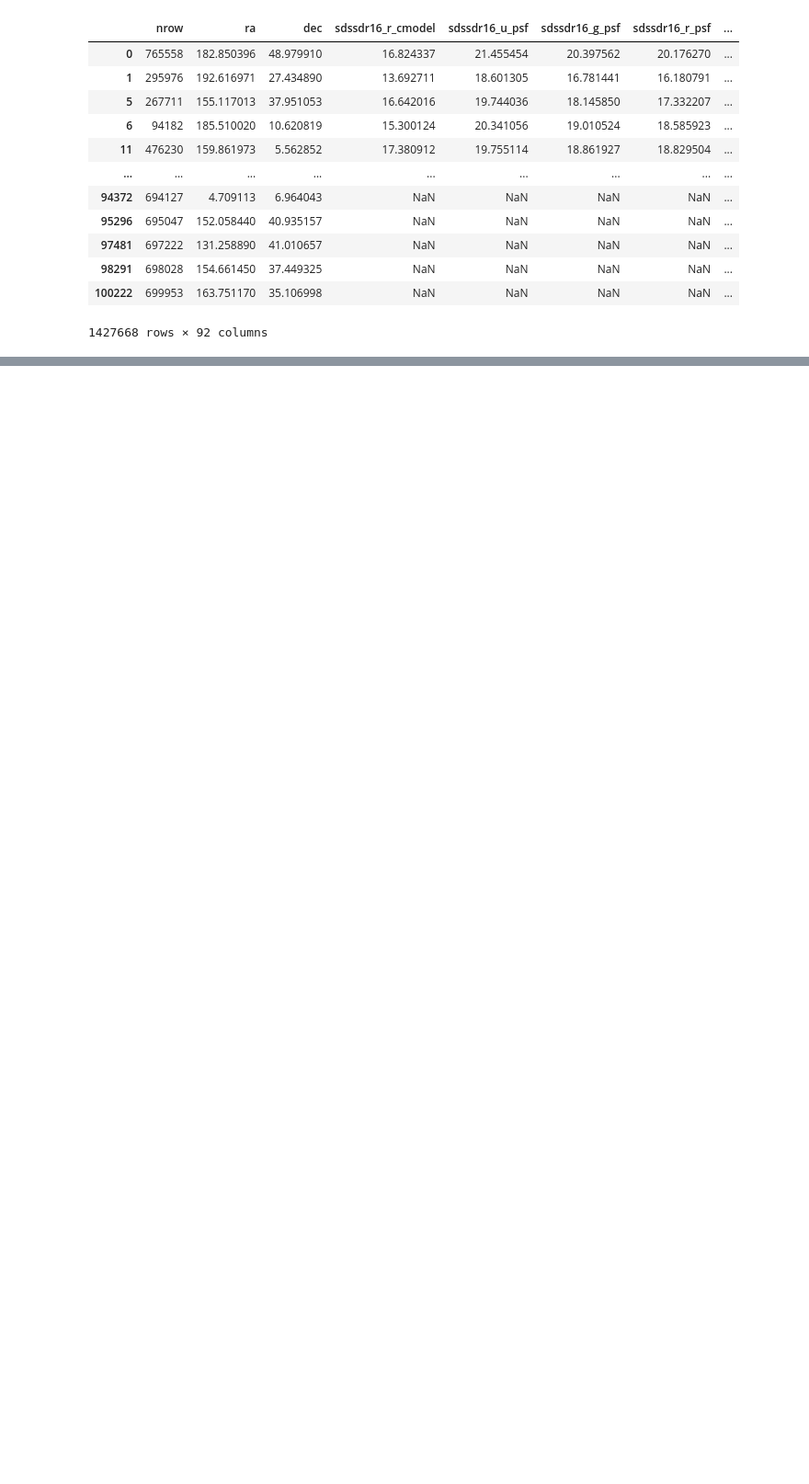
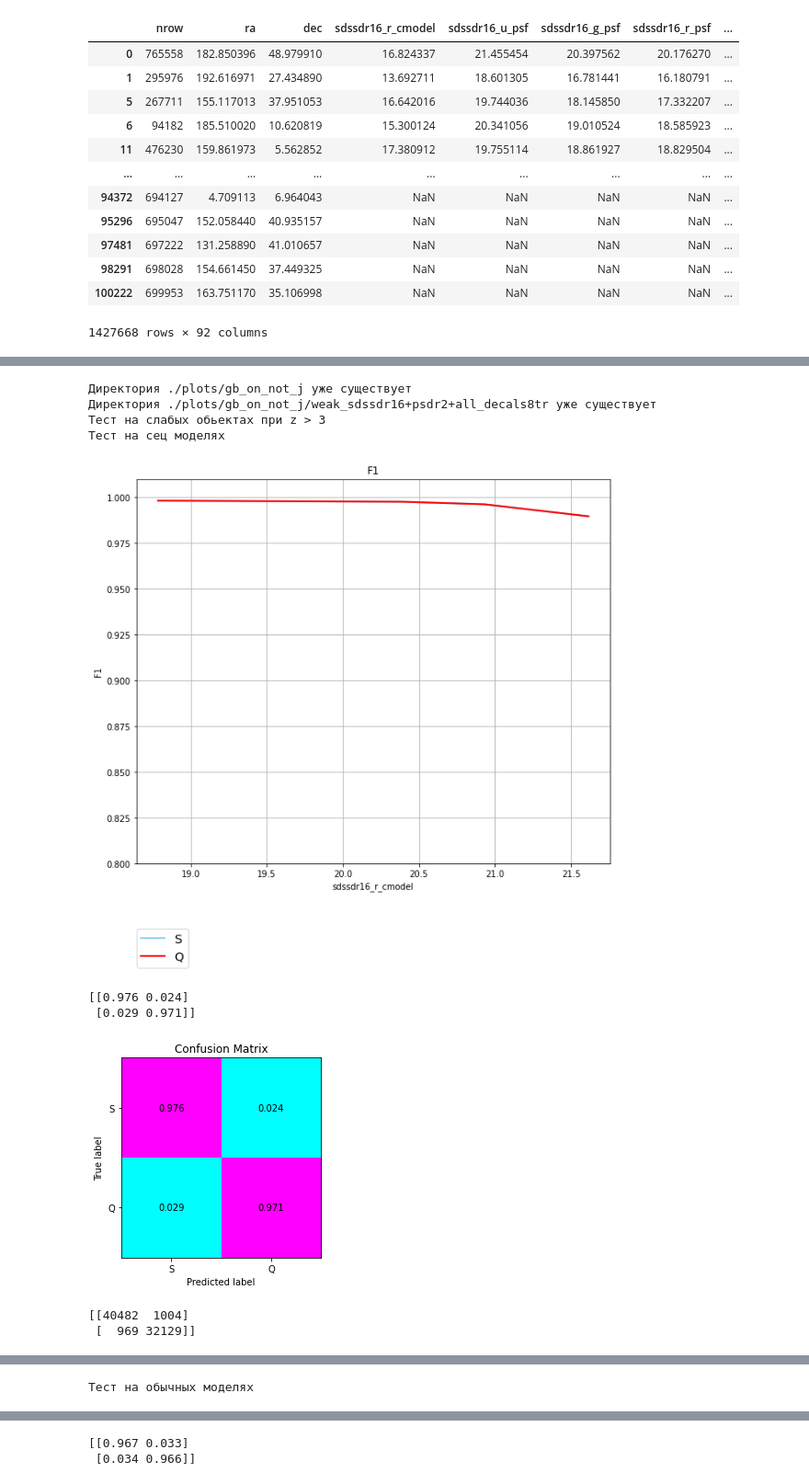
Before and after one commit to NadezhdaMalysheva/Scientific-work, a Jupyter notebook: S-G-Q_DESI+PanSTARRS+SDSS+WISE+J_UHS/Строим графики.ipynb, the cells around one changed output, grey strips where cells are left out. Shown at 92% size. Saved outputs shown, nothing was run; the diff lists cells and outputs as text; code cells hidden in the pictures; blank space fills up the shorter version.

```diff
--- a/S-G-Q_DESI+PanSTARRS+SDSS+WISE+J_UHS/Строим графики.ipynb
+++ b/S-G-Q_DESI+PanSTARRS+SDSS+WISE+J_UHS/Строим графики.ipynb
@@ -1012,6 +1109,7 @@ for data in ['not_j', 'j']:
 
         Recall_plot(df11, df22, model1, model2, robust1, robust2, column, f'{path}/{overview}_{model}_', data=data)
         Confusion_Matrix(df11, df22, model1, model2, robust1, robust2, column, None, data=data, norm=True)
+        Confusion_Matrix(df11, df22, model1, model2, robust1, robust2, column, None, data=data, norm=False)
 # %% [output]
 Директория ./plots/gb_on_not_j уже существует
 Директория ./plots/gb_on_not_j/weak_sdssdr16+psdr2+all_decals8tr уже существует
@@ -1047,0 +1154,63 @@ interesno
+# %%
+for i in [3, 4, 5]:
+    df = pd.read_pickle(f'./data/{i}weak.pkl_gz', compression='gzip')
+    df1 = df.loc[df['fold'] == 0]
+    df2 = df.loc[df['fold'] == 1]
+    model = 'gb'
+    weak = f'{i}weak'
+
+    for data in ['not_j', 'j']:
+
+        import os
+        path = f"./plots/{model}_on_{data}"
+
+        try:
+                os.makedirs(path)
+        except FileExistsError:
+            print("Директория %s уже существует" % path)
+        except OSError:
+                print ("Создать директорию %s не удалось" % path)
+                exit()
+
+        for overview in ["sdssdr16+psdr2+all_decals8tr"]:#f[data].keys():
+            path = f"./plots/{model}_on_{data}/weak_{overview}"
+            try:
+                    os.makedirs(path)
+            except FileExistsError:
+                print("Директория %s уже существует" % path)
+            except OSError:
+                    print("Создать директорию %s не удалось" % path)
+                    exit()
+
+            df11 = df1[[column]+f[data][overview]+['class']].dropna()
+            df22 = df2[[column]+f[data][overview]+['class']].dropna()
+
+            print(f'Тест на слабых обьектах при z > {i}')
+            print('Тест на сец моделях')
+
+            model1, robust1 = joblib.load(weak+'/models0/'+ data +'/model_'+overview+'.pkl'), joblib.load(weak+'/models0/'+ data +'/'+overview+'_robust_for_gb.pkl')
+            model2, robust2 = joblib.load(weak+'/models1/'+ data +'/model_'+overview+'.pkl'), joblib.load(weak+'/models1/'+ data +'/'+overview+'_robust_for_gb.pkl')
+
+            Recall_plot(df11, df22, model1, model2, robust1, robust2, column, f'{path}/{overview}_{model}_', data=data)
+            Confusion_Matrix(df11, df22, model1, model2, robust1, robust2, column, None, data=data, norm=True)
+            Confusion_Matrix(df11, df22, model1, model2, robust1, robust2, column, None, data=data, norm=False)
+
+            print('Тест на обычных моделях')
+
+            model1, robust1 = joblib.load('models0/'+ data +'/model_'+overview+'.pkl'), joblib.load('models0/'+ data +'/'+overview+'_robust_for_gb.pkl')
+            model2, robust2 = joblib.load('models1/'+ data +'/model_'+overview+'.pkl'), joblib.load('models1/'+ data +'/'+overview+'_robust_for_gb.pkl')
+
+            Recall_plot(df11, df22, model1, model2, robust1, robust2, column, f'{path}/{overview}_{model}_', data=data)
+            Confusion_Matrix(df11, df22, model1, model2, robust1, robust2, column, None, data=data, norm=True)
+            Confusion_Matrix(df11, df22, model1, model2, robust1, robust2, column, None, data=data, norm=False)
+# %% [output]
+Директория ./plots/gb_on_not_j уже существует
+Директория ./plots/gb_on_not_j/weak_sdssdr16+psdr2+all_decals8tr уже существует
+Тест на слабых обьектах при z > 3
+Тест на сец моделях
+[figure, added]
+[[0.976 0.024]
+ [0.029 0.971]]
+[figure, added]
+[[40482  1004]
+ [  969 32129]]
@@ -1047,0 +1218 @@ interesno
+Тест на обычных моделях
@@ -1047,0 +1220,2 @@ interesno
+[[0.967 0.033]
+ [0.034 0.966]]
```
Also changed, not shown: parts of 15 cells of this notebook, 1 other file.
